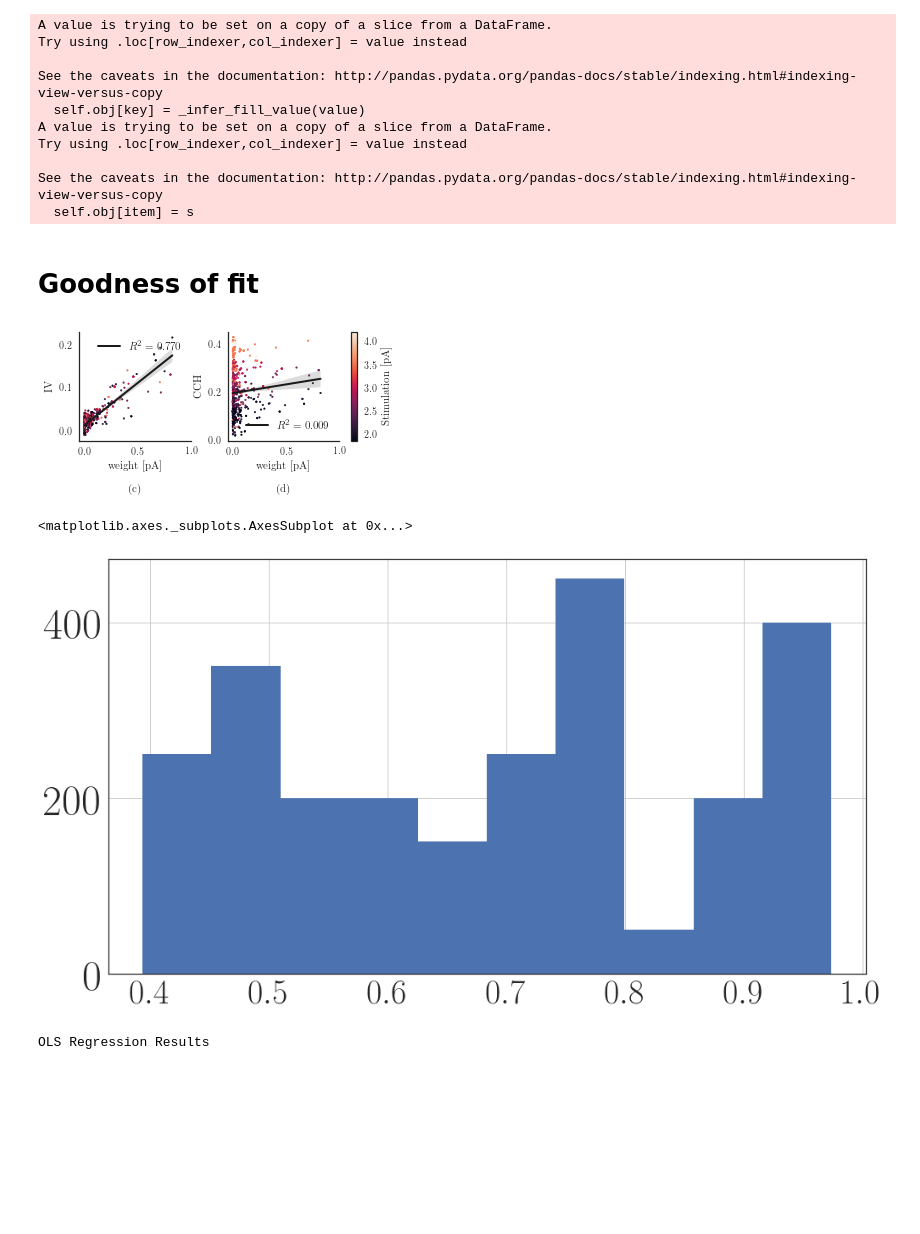
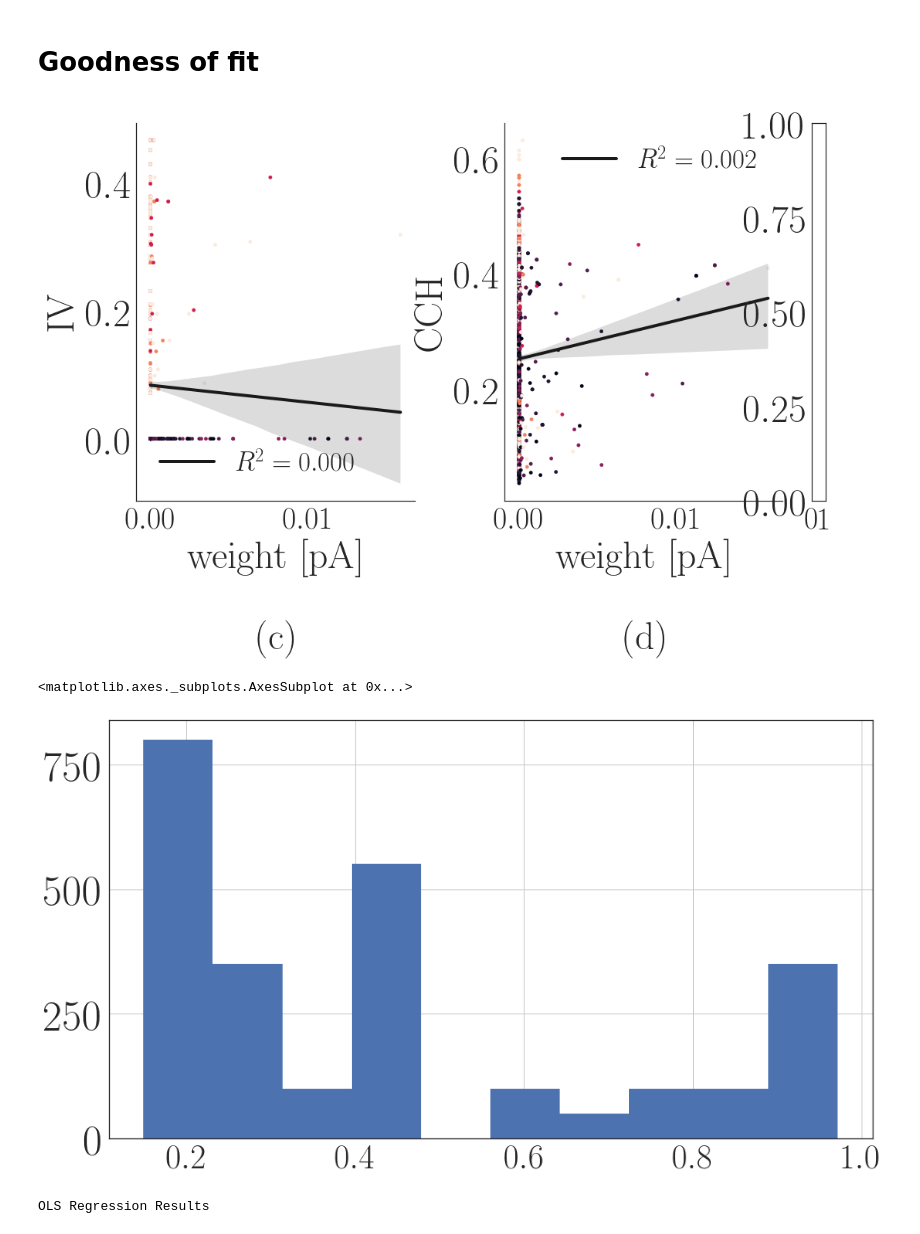
Before and after one commit to lepmik/causal-optogenetics-paper-data, a Jupyter notebook: notebooks/Figure 5 Goodness of Fit.ipynb, the cells around one changed output. Drawn from its saved outputs; the diff is of its cells as text; code cells hidden in the pictures; blank space fills up the shorter version.

```diff
--- a/notebooks/Figure 5 Goodness of Fit.ipynb
+++ b/notebooks/Figure 5 Goodness of Fit.ipynb
@@ -18,6 +24,8 @@ import statsmodels.api as sm
 # %%
 # analys = pd.read_csv('results/orig_analysis/params_1_analyse_30000.csv')
-all_data = pd.read_csv('results/params_1_analyse_30000.csv')
+# all_data = pd.read_csv('results/params_1_analyse_30000.csv')
+all_data = pd.read_csv('../results/params_test_analyse_30000.csv')
 # %%
 N_pairs = all_data.shape[0]
-analys = all_data.loc[(all_data.pfast < 0.01) & (all_data.ppeak < 0.01) & (all_data.hit_rate < 0.9),:]
+analys = all_data.query("pfast < 0.01 and ppeak < 0.01 and hit_rate < 0.9")
+# analys = all_data.query("stim_amp > 1")
@@ -27,17 +32,4 @@ def model(x):
-# %%
-analys.loc[:,'logit'] = model(analys.loc[:,'logreg'] + analys.loc[:,'logreg_intercept'])
-# %% [output]
-A value is trying to be set on a copy of a slice from a DataFrame.
-Try using .loc[row_indexer,col_indexer] = value instead
-
-See the caveats in the documentation: http://pandas.pydata.org/pandas-docs/stable/indexing.html#indexing-view-versus-copy
-  self.obj[key] = _infer_fill_value(value)
-A value is trying to be set on a copy of a slice from a DataFrame.
-Try using .loc[row_indexer,col_indexer] = value instead
-
-See the caveats in the documentation: http://pandas.pydata.org/pandas-docs/stable/indexing.html#indexing-view-versus-copy
-  self.obj[item] = s
 # %% [markdown]
 # Goodness of fit
 # %%
-w = analys[analys.weight > 0].sort_values('weight').reset_index(drop=True)
+w = analys.query("weight >= 0").sort_values('weight').reset_index(drop=True)
@@ -88,42 +36,43 @@ def regplot(x, y, data, model, ci, scatter_color='b', model_color='k', ax=None,
 # %%
-save = True
+save = False
 
 if save:
     set_style('article')
     dot_size = 3
 if not save:
     set_style('notebook')
     dot_size = 20
 model = sm.OLS
 ci = 95.
 
 fig = plt.figure()
 gs = GridSpec(1, 2, width_ratios=[1, 1.15], wspace=.3)
 gs0 = GridSpecFromSubplotSpec(1, 2, subplot_spec=gs[0, 1], width_ratios=[1,.05])
 ax_iv = plt.subplot(gs[0, 0])
 ax_cch = plt.subplot(gs0[0, 0])
 ax_c = plt.subplot(gs0[0, 1])
 axs = [ax_iv, ax_cch, ax_c]
-wald = regplot(x='weight', y='iv_wald', data=w,
-               model=model, ci=ci, ax=ax_iv, colorbar=False,
-               xlabel='weight [pA]', ylabel='IV', scatter_kws={'s': dot_size})
+wald = regplot(
+    x='weight', y='iv', data=w, scatter_color=w['stim_amp'],
+    model=model, ci=ci, ax=ax_iv, colorbar=False,
+    xlabel='weight [pA]', ylabel='IV', scatter_kws={'s': dot_size})
 
-cch = regplot(x='weight', y='cch', data=w,
+cch = regplot(x='weight', y='cch', data=w, scatter_color=w['stim_amp'],
              model=model, ci=ci, ax=ax_cch, clabel='Stimulation [pA]', cax=ax_c,
              xlabel='weight [pA]', ylabel='CCH', scatter_kws={'s': dot_size})
 despine(ax=(ax_iv, ax_cch))
 
 for ax, res in zip([ax_iv, ax_cch], [wald, cch]):
     h = plt.Line2D([], [], label='$R^2 = {:.3f}$'.format(res.rsquared), ls='-', color='k')
     ax.legend(handles=[h])
-    ax.set_xticks([0, 0.5, 1.])
-ax_cch.set_yticks([0.0, .2, .4])
+#     ax.set_xticks([0, 0.5, 1.])
+# ax_cch.set_yticks([0.0, .2, .4])
 add_caption(axs[:-1], vspace=2, start='c')
 if save: savefig(fig, 'goodness_fit', bbox_inches='tight')
 # %% [output]
-[figure, old version]
+[figure, new version]
 # %%
 all_data.hit_rate.hist()
 # %% [output]
 <matplotlib.axes._subplots.AxesSubplot at 0x...>
-[figure, old version]
+[figure, new version]
```
Also changed, not shown: parts of 5 cells of this notebook, 11 other files.
